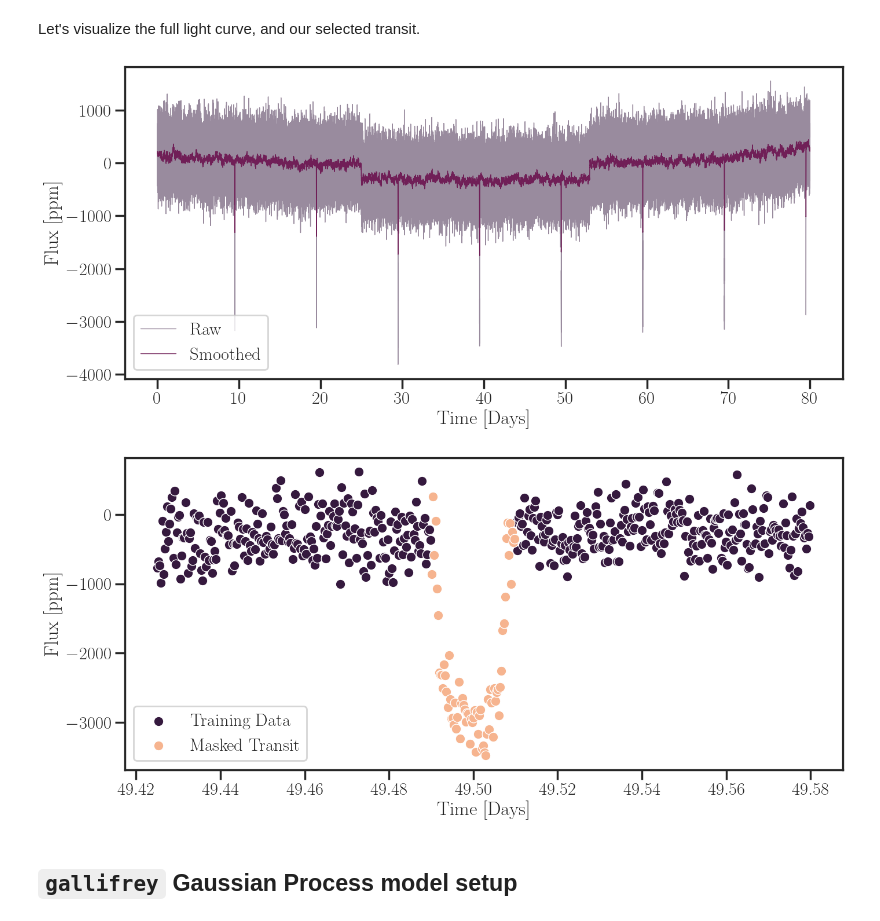
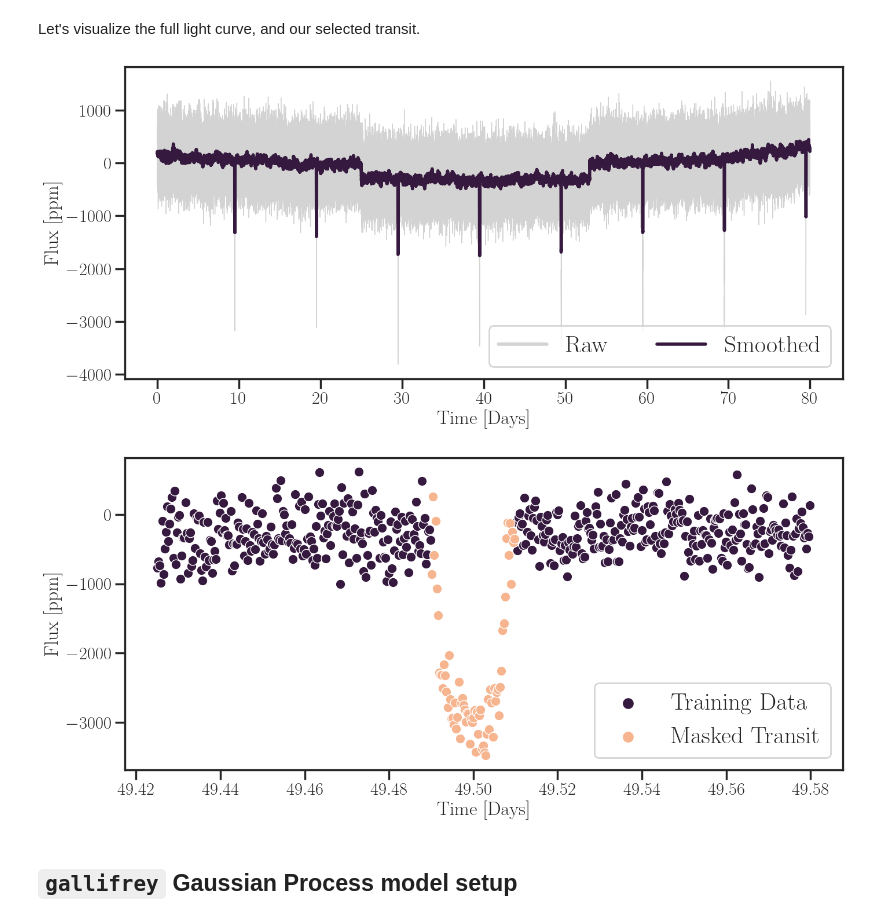
Before and after one commit to ChrisBoettner/gallifrey, a Jupyter notebook: docs/transit.ipynb, the cells around one changed output. Drawn from its saved outputs; the diff is of its cells as text; code cells hidden in the pictures.

Commit message:
Plot touch-ups

```diff
--- a/docs/transit.ipynb
+++ b/docs/transit.ipynb
@@ -95,24 +95,34 @@ Let's visualize the full light curve, and our selected transit.
 # %%
 lightcurve_plot = sns.lineplot(
     data=lightcurve,
     x="Time [Days]",
     y="Flux [ppm]",
-    alpha=0.5,
     linewidth=1,
+    color="lightgrey",
     label="Raw",
 )
 # add smoothed lightcurve
 sns.lineplot(
     data=lightcurve.rolling(window=100).mean(),
     x="Time [Days]",
     y="Flux [ppm]",
-    linewidth=1,
+    linewidth=4,
     label="Smoothed",
 )
+
+legend = lightcurve_plot.legend(
+    ncols=2,
+    loc="lower right",
+    fontsize=30,
+)
+for line in legend.get_lines():
+    line.set_linewidth(4)
+
+
 if save_figures:
     plt.savefig(figure_directory / "lightcurve_plot.pdf", bbox_inches="tight")
 # %% [output]
-[figure, old version]
+[figure, new version]
 # %%
 # visualize the transit
 data_plot = sns.scatterplot(
@@ -128,10 +138,15 @@ sns.scatterplot(
     color="C5",
     ax=data_plot,
 )
-if save_figures:
-    plt.savefig(figure_directory / "lightcurve_segment_plot.pdf", bbox_inches="tight")
+data_plot.legend(
+    loc="lower right",
+    fontsize=30,
+    markerscale=1.2,
+)
+# if save_figures:
+#     plt.savefig(figure_directory / "lightcurve_segment_plot.pdf", bbox_inches="tight")
 # %% [output]
-[figure, old version]
+[figure, new version]
 # %% [markdown]
 ## `gallifrey` Gaussian Process model setup
 # %% [markdown]
```
Also changed, not shown: parts of 5 cells of this notebook, 26 other files.
